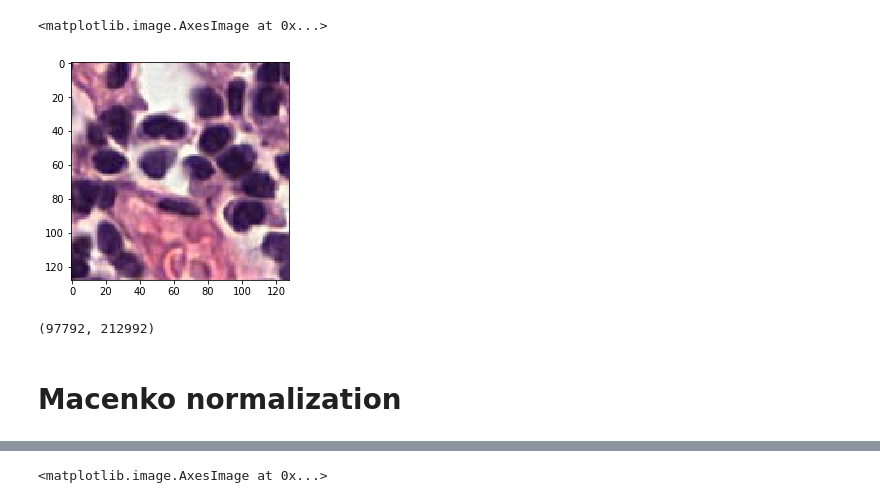
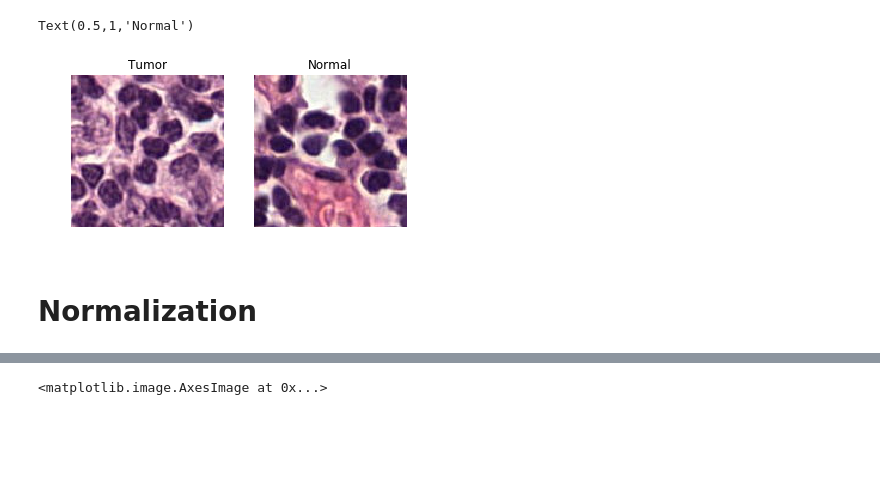
Before and after one commit to saketkc/pyvirchow, a Jupyter notebook: notebooks/04.Normalization-demo.ipynb, the cells around one changed output, grey strips where cells are left out. Saved outputs shown, nothing was run; the diff lists cells and outputs as text; code cells hidden in the pictures; blank space fills up the shorter version.

Commit message:
Update normalization nb

```diff
--- a/notebooks/04.Normalization-demo.ipynb
+++ b/notebooks/04.Normalization-demo.ipynb
@@ -101,19 +106,19 @@ fig.savefig('tumor_example.png')
-# %%
-x0 = int(97792/2)
-y0 = int(212992/1.5)
-
-normal_rgb = normal_wsi.get_patch_by_level(x0, y0, level=0, patch_size=128)
-
-plt.imshow(normal_rgb)
-# %% [output]
-<matplotlib.image.AxesImage at 0x...>
-[figure, removed]
-# %%
-normal_wsi.level_dimensions[0]
-# %% [output]
-(97792, 212992)
-# %% [markdown]
-# Macenko normalization
+# %%
+fig = plt.figure()
+ax = plt.subplot(121)
+ax.set_axis_off()
+ax.imshow(tumor_rgb)
+ax.set_title('Tumor')
+
+ax = plt.subplot(122)
+ax.set_axis_off()
+ax.imshow(normal_rgb)
+ax.set_title('Normal')
+# %% [output]
+Text(0.5,1,'Normal')
+[figure, added]
+# %% [markdown]
+# Normalization
 # %%
 macenko_fit = MacenkoNormalization()
 macenko_fit.fit(np.asarray(tumor_rgb).astype(np.uint8))
```
Also changed, not shown: parts of 36 cells of this notebook, 1 other file.
